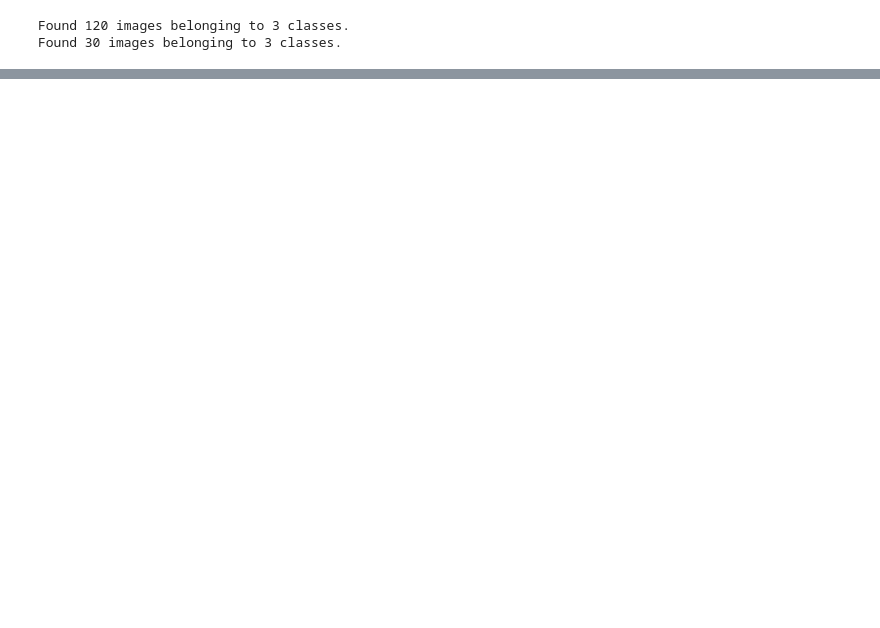
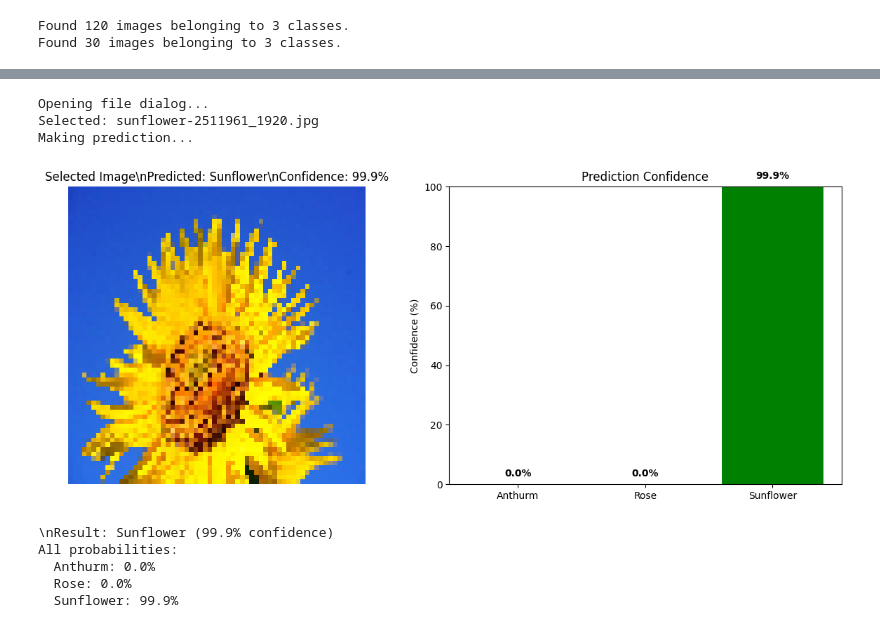
Before and after one commit to Dewick75/CNN-Model-to-detect-flowers, a Jupyter notebook: CNN.ipynb, the cells around one changed output, grey strips where cells are left out. Drawn from its saved outputs; the diff is of its cells as text; code cells hidden in the pictures; blank space fills up the shorter version.

Commit message:
Test for Directory

```diff
--- a/CNN.ipynb
+++ b/CNN.ipynb
@@ -124,28 +132,0 @@ plt.show()
-# %%
-# 7. Test Model with a sample image from the dataset
-# Test with a sample image from the dataset
-sample_dir = os.path.join(train_dir, class_names[0])  # Take first class
-sample_images = os.listdir(sample_dir)
-
-if sample_images:
-    sample_img_path = os.path.join(sample_dir, sample_images[0])
-
-    # Load and preprocess the image
-    img = image.load_img(sample_img_path, target_size=img_size)
-    img_array = image.img_to_array(img) / 255.0
-    img_array = np.expand_dims(img_array, axis=0)
-
-    # Predict
-    prediction = model.predict(img_array)
-    predicted_class = class_names[np.argmax(prediction)]
-    confidence = np.max(prediction) * 100
-
-    # Display image with predicted class
-    plt.figure(figsize=(6, 4))
-    plt.imshow(img)
-    plt.axis('off')
-    plt.title(f'Sample Image\\nPredicted: {predicted_class} ({confidence:.1f}% confidence)')
-    plt.show()
-    print(f"Predicted flower: {predicted_class} with {confidence:.1f}% confidence")
-else:
-    print("No sample images found in the dataset.")
@@ -157,0 +211,18 @@ Predicted flower: Anthurm
+# %%
+# Test with your own image
+# Run this cell to open file dialog and select your image
+try:
+    select_and_predict_image()
+except NameError:
+    print("❌ Please run all previous cells first!")
+    print("💡 Make sure you have trained the model before testing.")
+# %% [output]
+Opening file dialog...
+Selected: sunflower-2511961_1920.jpg
+Making prediction...
+[figure, added]
+\nResult: Sunflower (99.9% confidence)
+All probabilities:
+  Anthurm: 0.0%
+  Rose: 0.0%
+  Sunflower: 99.9%
```
Also changed, not shown: parts of 8 cells of this notebook, 9 other files.
